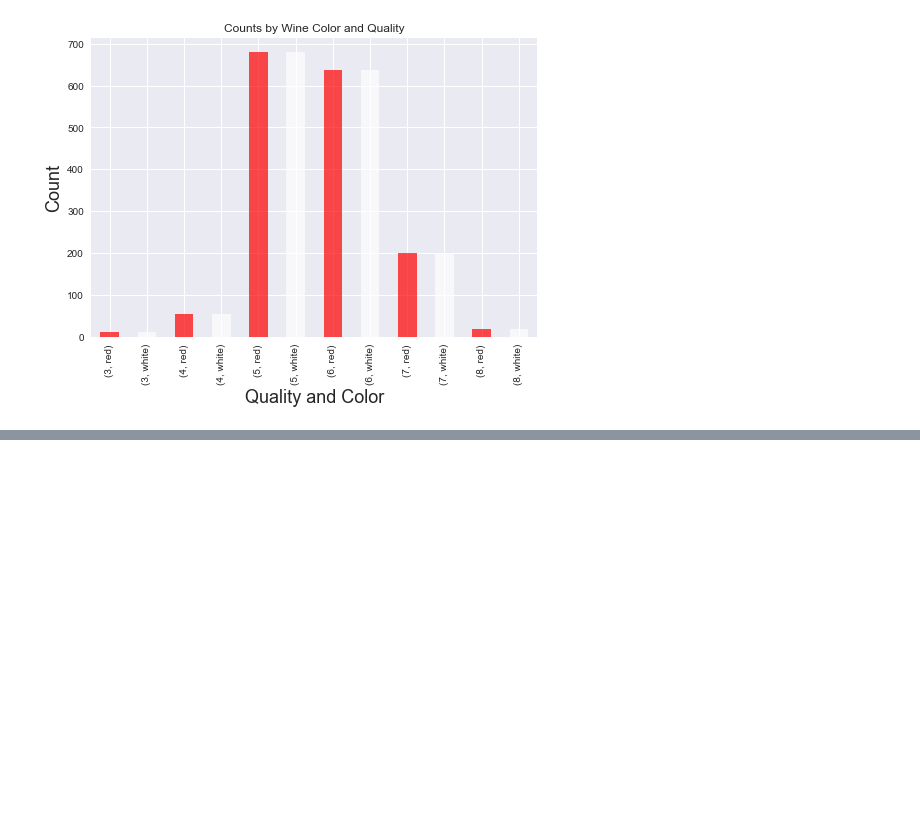
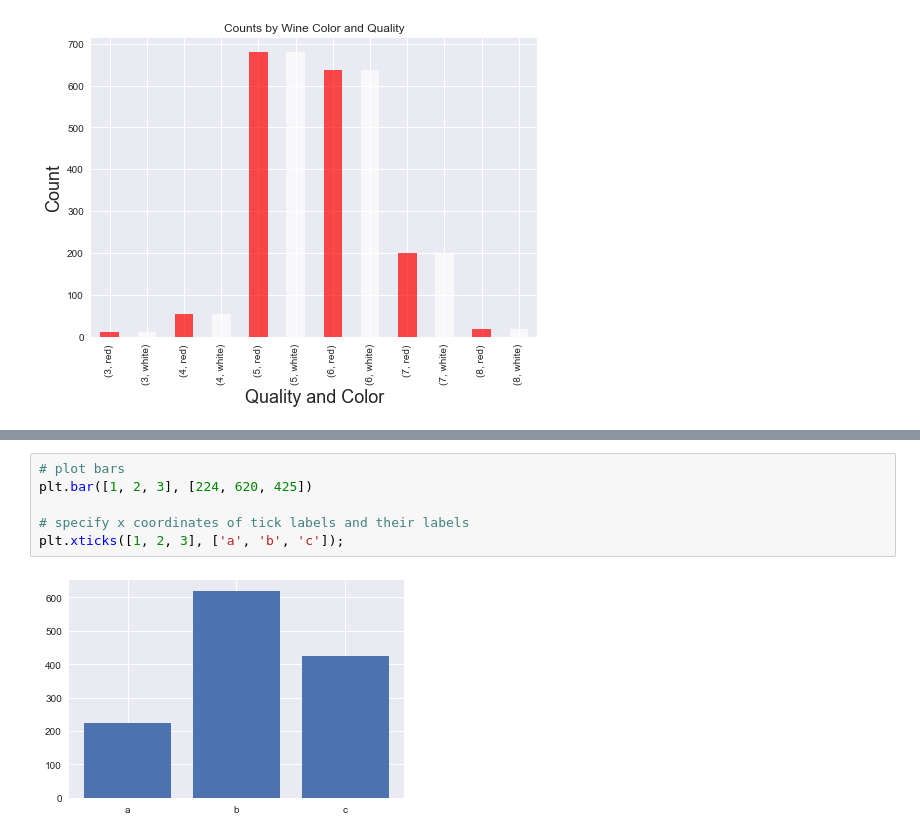
Before and after one commit to jumbamark/data_analysis, a Jupyter notebook: case_studies/first/wine_chemical_properties.ipynb, the cells around one changed output, grey strips where cells are left out. Saved outputs shown, nothing was run; the diff lists cells and outputs as text; blank space fills up the shorter version.

```diff
--- a/case_studies/first/wine_chemical_properties.ipynb
+++ b/case_studies/first/wine_chemical_properties.ipynb
@@ -658,0 +686,8 @@ Text(0, 0.5, 'Count')
+# %%
+# plot bars
+plt.bar([1, 2, 3], [224, 620, 425])
+
+# specify x coordinates of tick labels and their labels
+plt.xticks([1, 2, 3], ['a', 'b', 'c']);
+# %% [output]
+[figure, added]
```
Also changed, not shown: parts of 6 cells of this notebook.
